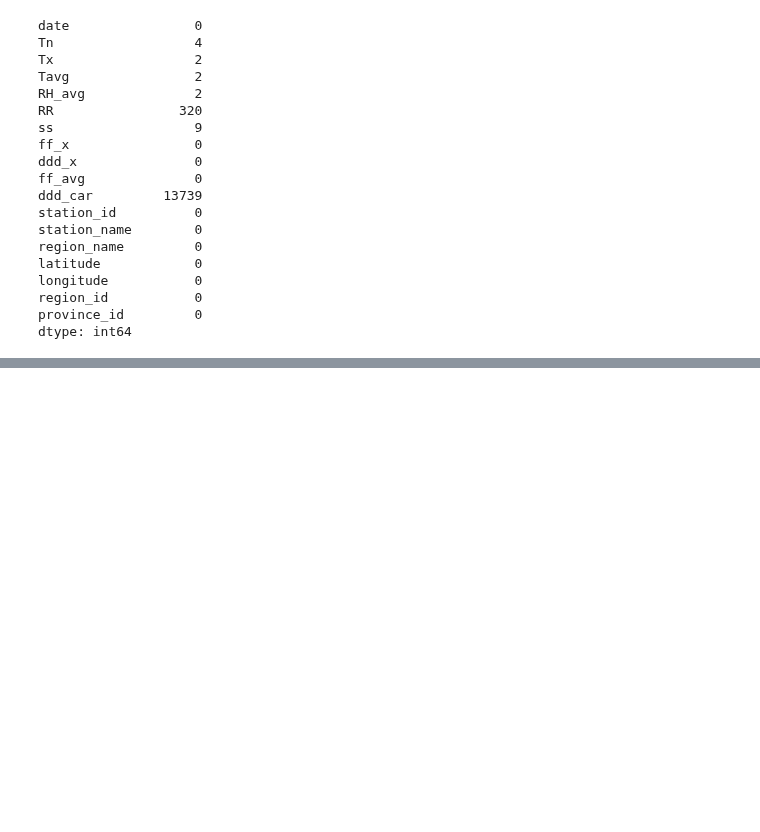
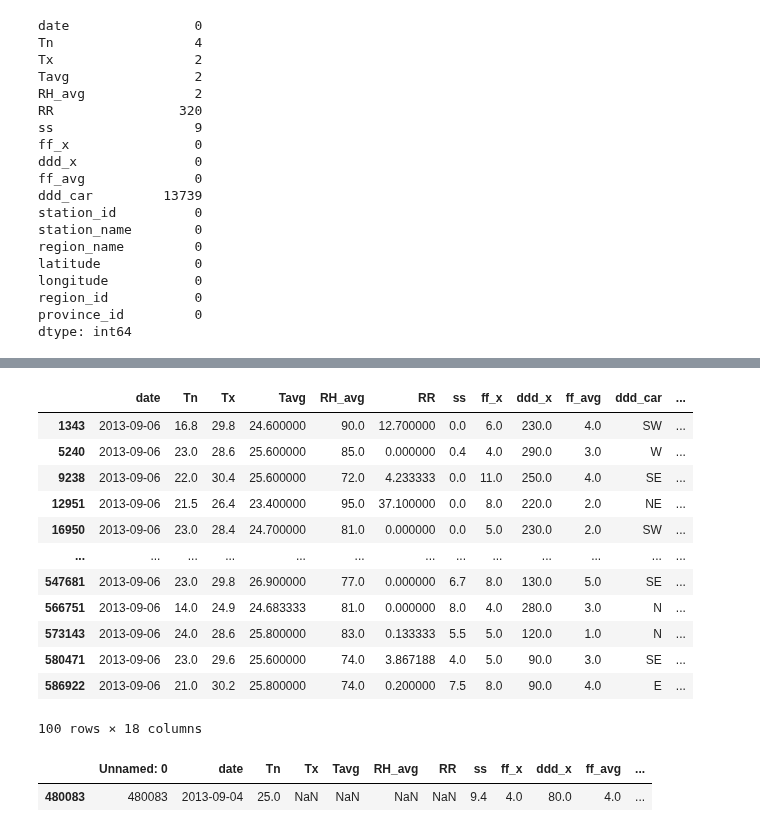
Before and after one commit to Jeongho-cho/Climate-Data-Daily-IDN, a Jupyter notebook: climate.ipynb, the cells around one changed output, grey strips where cells are left out. Cells and saved outputs as stored; diff of their text form; code cells hidden in the pictures; blank space fills up the shorter version.

```diff
--- a/climate.ipynb
+++ b/climate.ipynb
@@ -350,3 +350,7 @@ province_id         0
 dtype: int64
 # %%
 cm_re.to_csv('climate_re_re.csv')
+# %%
+cm_re = pd.read_csv("climate_re_re.csv")
+# %%
+cm_re = cm_re.drop(columns= 'ddd_car')
@@ -352,0 +428,16 @@ cm_re.to_csv('climate_re_re.csv')
+# %%
+cm_re[cm_re['date'] == '2013-09-06']
+# %% [output]
+|  | date | Tn | Tx | Tavg | RH_avg | RR | ss | ff_x | ddd_x | ff_avg | ddd_car | ... |
+| 1343 | 2013-09-06 | 16.8 | 29.8 | 24.600000 | 90.0 | 12.700000 | 0.0 | 6.0 | 230.0 | 4.0 | SW | ... |
+| 5240 | 2013-09-06 | 23.0 | 28.6 | 25.600000 | 85.0 | 0.000000 | 0.4 | 4.0 | 290.0 | 3.0 | W | ... |
+| 9238 | 2013-09-06 | 22.0 | 30.4 | 25.600000 | 72.0 | 4.233333 | 0.0 | 11.0 | 250.0 | 4.0 | SE | ... |
+| 12951 | 2013-09-06 | 21.5 | 26.4 | 23.400000 | 95.0 | 37.100000 | 0.0 | 8.0 | 220.0 | 2.0 | NE | ... |
+| 16950 | 2013-09-06 | 23.0 | 28.4 | 24.700000 | 81.0 | 0.000000 | 0.0 | 5.0 | 230.0 | 2.0 | SW | ... |
+| ... | ... | ... | ... | ... | ... | ... | ... | ... | ... | ... | ... | ... |
+| 547681 | 2013-09-06 | 23.0 | 29.8 | 26.900000 | 77.0 | 0.000000 | 6.7 | 8.0 | 130.0 | 5.0 | SE | ... |
+| 566751 | 2013-09-06 | 14.0 | 24.9 | 24.683333 | 81.0 | 0.000000 | 8.0 | 4.0 | 280.0 | 3.0 | N | ... |
+| 573143 | 2013-09-06 | 24.0 | 28.6 | 25.800000 | 83.0 | 0.133333 | 5.5 | 5.0 | 120.0 | 1.0 | N | ... |
+| 580471 | 2013-09-06 | 23.0 | 29.6 | 25.600000 | 74.0 | 3.867188 | 4.0 | 5.0 | 90.0 | 3.0 | SE | ... |
+| 586922 | 2013-09-06 | 21.0 | 30.2 | 25.800000 | 74.0 | 0.200000 | 7.5 | 8.0 | 90.0 | 4.0 | E | ... |
+100 rows × 18 columns
@@ -352,0 +449,5 @@ cm_re.to_csv('climate_re_re.csv')
+# %%
+cm_re.loc[[480084],['Tx']] = cm_re[(cm_re['date'] == cm_re.iloc[480083]['date'])& (cm_re['latitude'] >= cm_re.iloc[480083]['latitude']-0.5)&(cm_re['latitude'] <= cm_re.iloc[480083]['latitude']+0.5)]['Tx'].fillna(cm_re[(cm_re['date'] == cm_re.iloc[480083]['date'])& (cm_re['latitude'] >= cm_re.iloc[480083]['latitude']-0.5)&(cm_re['latitude'] <= cm_re.iloc[480083]['latitude']+0.5)]['Tx'].mean())
+# %% [output]
+|  | Unnamed: 0 | date | Tn | Tx | Tavg | RH_avg | RR | ss | ff_x | ddd_x | ff_avg | ... |
+| 480083 | 480083 | 2013-09-04 | 25.0 | NaN | NaN | NaN | NaN | 9.4 | 4.0 | 80.0 | 4.0 | ... |
```
Also changed, not shown: parts of 39 cells of this notebook, 2 other files.
